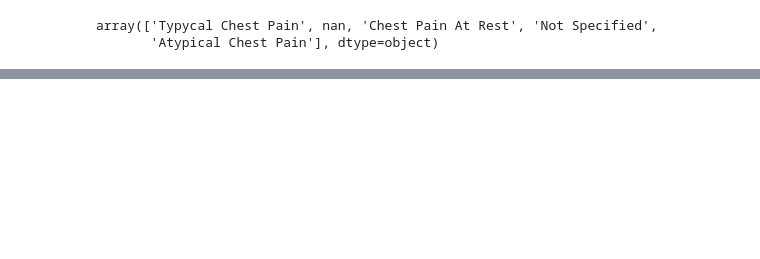
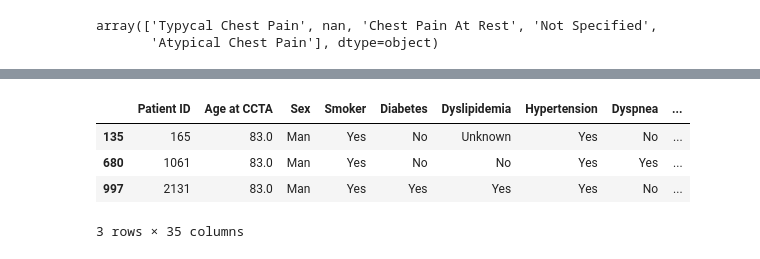
Before and after one commit to francescopisu/coroctaiomics_viewer, a Jupyter notebook: inference/risk_prediction_inference.ipynb, the cells around one changed output, grey strips where cells are left out. Saved outputs shown, nothing was run; the diff lists cells and outputs as text; code cells hidden in the pictures; blank space fills up the shorter version.

```diff
--- a/inference/risk_prediction_inference.ipynb
+++ b/inference/risk_prediction_inference.ipynb
@@ -1333,3 +1340,11 @@ KeyError: 'Chest pain'
+# %%
+df_derivation.query("`Age at CCTA` == 83.0 and `Sex` == 'Man'")
+# %% [output]
+|  | Patient ID | Age at CCTA | Sex | Smoker | Diabetes | Dyslipidemia | Hypertension | Dyspnea | ... |
+| 135 | 165 | 83.0 | Man | Yes | No | Unknown | Yes | No | ... |
+| 680 | 1061 | 83.0 | Man | Yes | No | No | Yes | Yes | ... |
+| 997 | 2131 | 83.0 | Man | Yes | Yes | Yes | Yes | No | ... |
+3 rows × 35 columns
 # %%
 {"Age at CCTA": 42,
 "Sex": "Man",
```
Also changed, not shown: parts of 2 cells of this notebook, 2 other files.
